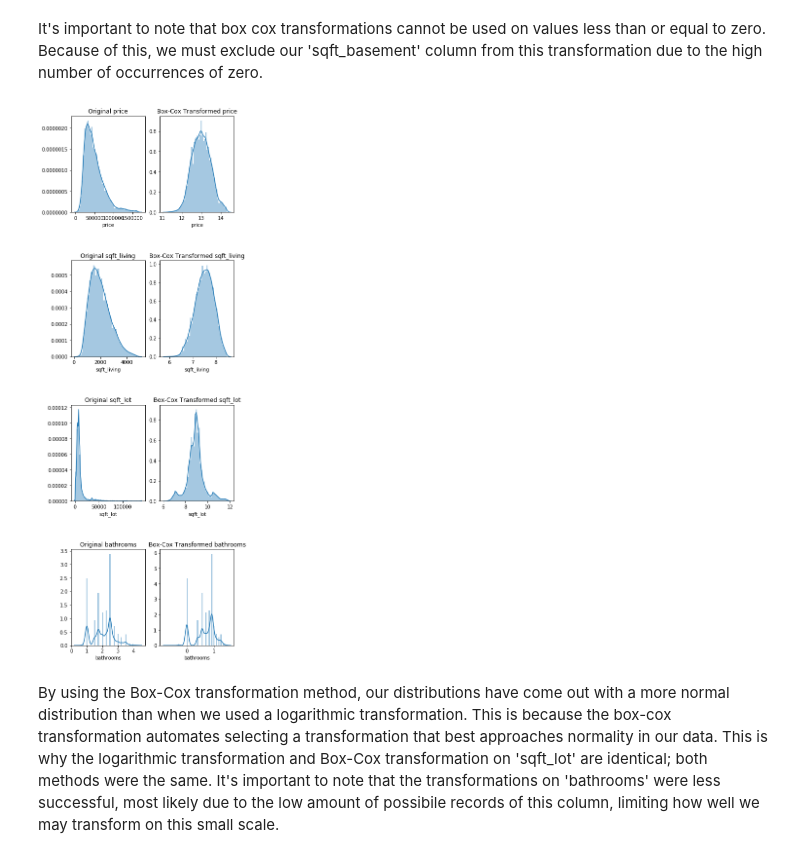
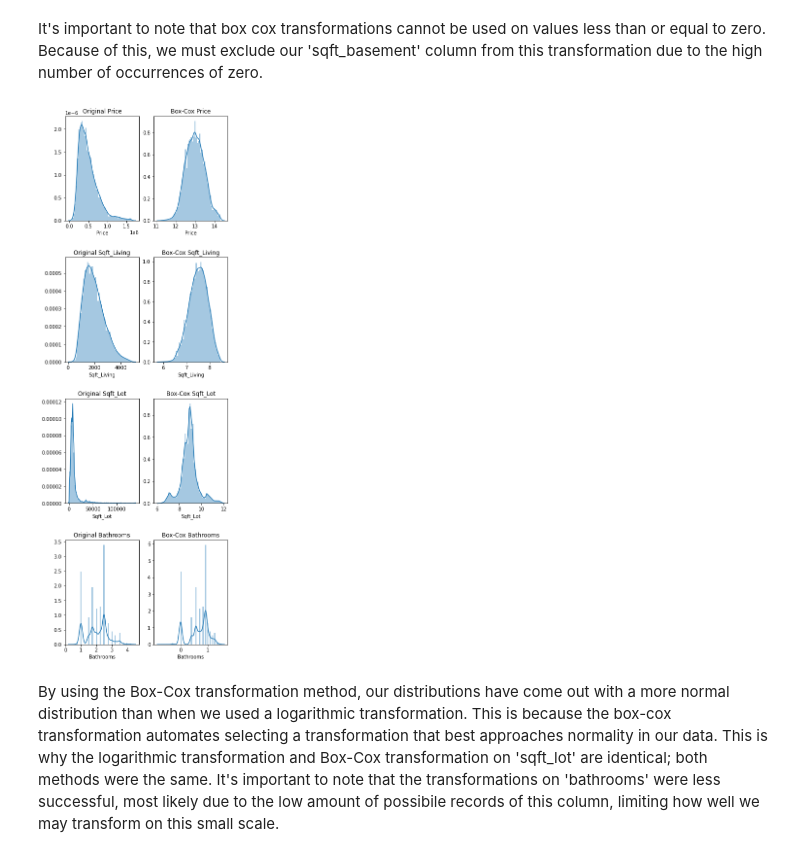
Before and after one commit to RMcAr/dsc-mod-2-project-v2-1-onl01-dtsc-ft-070620, a Jupyter notebook: student.ipynb, the cells around one changed output. Cells and saved outputs as stored; diff of their text form; code cells hidden in the pictures.

```diff
--- a/student.ipynb
+++ b/student.ipynb
@@ -264,7 +272,7 @@ Index(['id', 'date', 'price', 'bedrooms', 'bathrooms', 'sqft_living',
 
 cat_cols = ['waterfront', 'view', 'condition', 'grade', 'zipcode']
 
-fig, axes = plt.subplots(nrows = 5, ncols = 1, figsize = (8, 30))
+fig, axes = plt.subplots(nrows = 5, ncols = 1, figsize = (6, 25))
 
 for i, col in enumerate(cat_cols):
     sns.distplot(df[col], ax = axes[i]).set_title('Distribution of '+col)
@@ -273,7 +281,7 @@ for i, col in enumerate(cat_cols):
 # %%
 # visualizing the linear relationships of our categorical columns vs price
 
-fig, axes = plt.subplots(nrows = 5, ncols = 1, figsize = (8, 30))
+fig, axes = plt.subplots(nrows = 5, ncols = 1, figsize = (6, 25))
 
 for i, col in enumerate(cat_cols):
     sns.regplot(data = df, ax = axes[i], y = target, x = col).set_title(col + ' vs ' + target)
@@ -737,5 +767,7 @@ The most common type of normality transformation is a logarithmic transformation
 
 fig, axes = plt.subplots(ncols = 1, nrows = len(to_be_cleaned), figsize = (8, 40))
 for i, col in enumerate(to_be_cleaned):
-    sns.distplot(df_clean[col], ax = axes[i]).set_title(col + ' Distribution')
+    a = sns.distplot(df_clean[col], ax = axes[i])
+    a.set_xlabel(col.title())
+    a.set_title((str(col).title()) + ' Distribution')
 # %% [output]
@@ -763,6 +795,11 @@ for col in log_cols:
 # %%
 fig, axes = plt.subplots(nrows = len(log_cols), ncols = 2, figsize = (6, 15))
 for i, col in enumerate(log_cols):
-    sns.distplot(df_clean[col], ax = axes[i][0]).set_title("Original " +col)
-    sns.distplot(df_logged[col], ax = axes[i][1]).set_title('Logged ' + col)
+    a = sns.distplot(df_clean[col], ax = axes[i][0])
+    b = sns.distplot(df_logged[col], ax = axes[i][1])
+    a.set_title('Original '+ col.title())
+    b.set_title('Logged '+ col.title())
+    a.set_xlabel(col.title())
+    b.set_xlabel(col.title())
+    plt.subplots_adjust(hspace = 0.35)
 # %% [output]
@@ -791,11 +828,15 @@ for col in bxcx_cols:
 # %%
 fig, axes = plt.subplots(ncols = 2, nrows = len(bxcx_cols), figsize = (6, 20))
 for i, col in enumerate(bxcx_cols):
-    sns.distplot(df_clean[col], ax = axes[i][0]).set_title("Original " +col)
-    sns.distplot(df_boxed[col], ax = axes[i][1]).set_title('Box-Cox Transformed '+col)
-    plt.subplots_adjust(hspace = 0.5)
+    a = sns.distplot(df_clean[col], ax = axes[i][0])
+    b = sns.distplot(df_boxed[col], ax = axes[i][1])
+    a.set_title("Original " + col.title())
+    b.set_title('Box-Cox ' + col.title())
+    a.set_xlabel(col.title())
+    b.set_xlabel(col.title())
+    plt.subplots_adjust(hspace = 0.35)
 # %% [output]
-[figure, old version]
+[figure, new version]
 # %% [markdown]
 By using the Box-Cox transformation method, our distributions have come out with a more normal distribution than when we used a logarithmic transformation. This is because the box-cox transformation automates selecting a transformation that best approaches normality in our data. This is why the logarithmic transformation and Box-Cox transformation on 'sqft_lot' are identical; both methods were the same. It's important to note that the transformations on 'bathrooms' were less successful, most likely due to the low amount of possibile records of this column, limiting how well we may transform on this small scale.
 # %%
```
Also changed, not shown: parts of 57 cells of this notebook, 1 other file.
